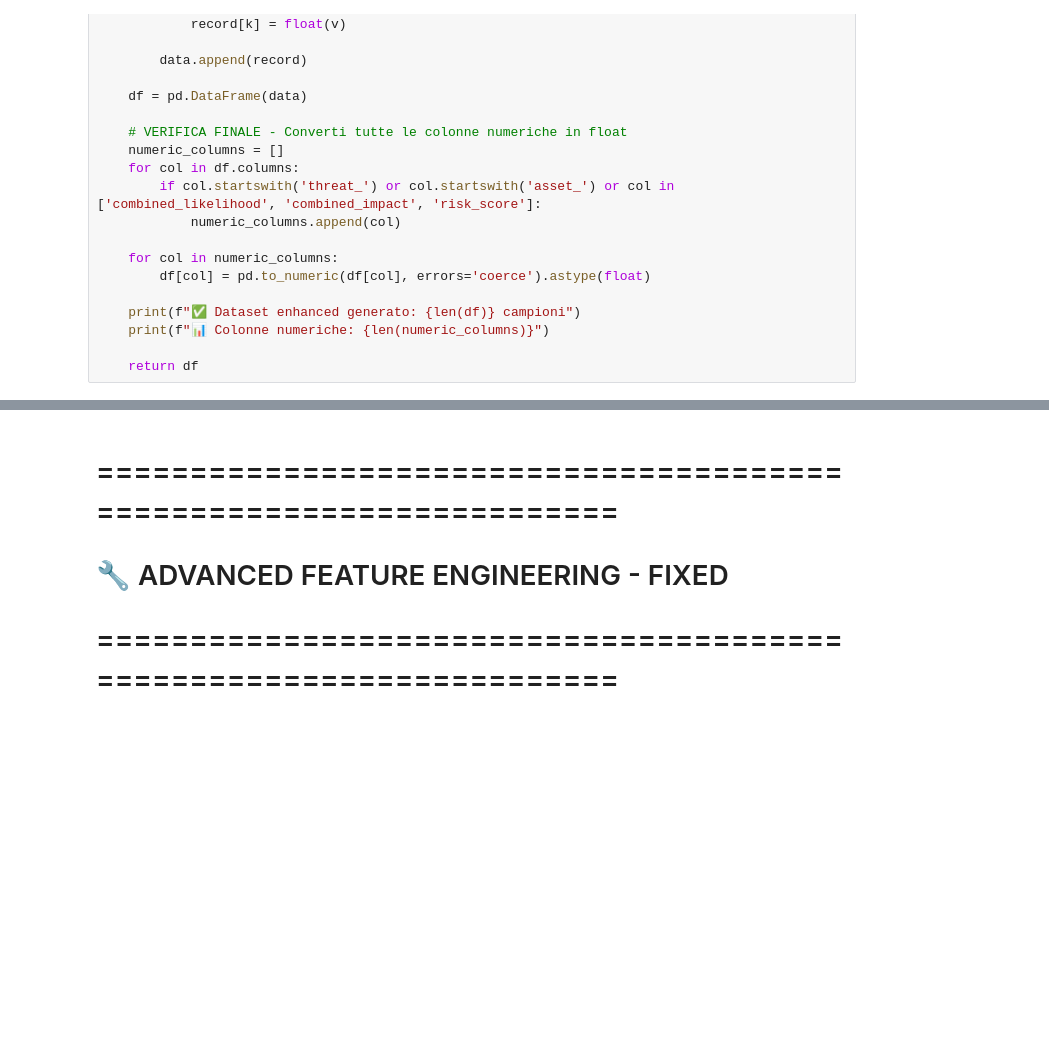
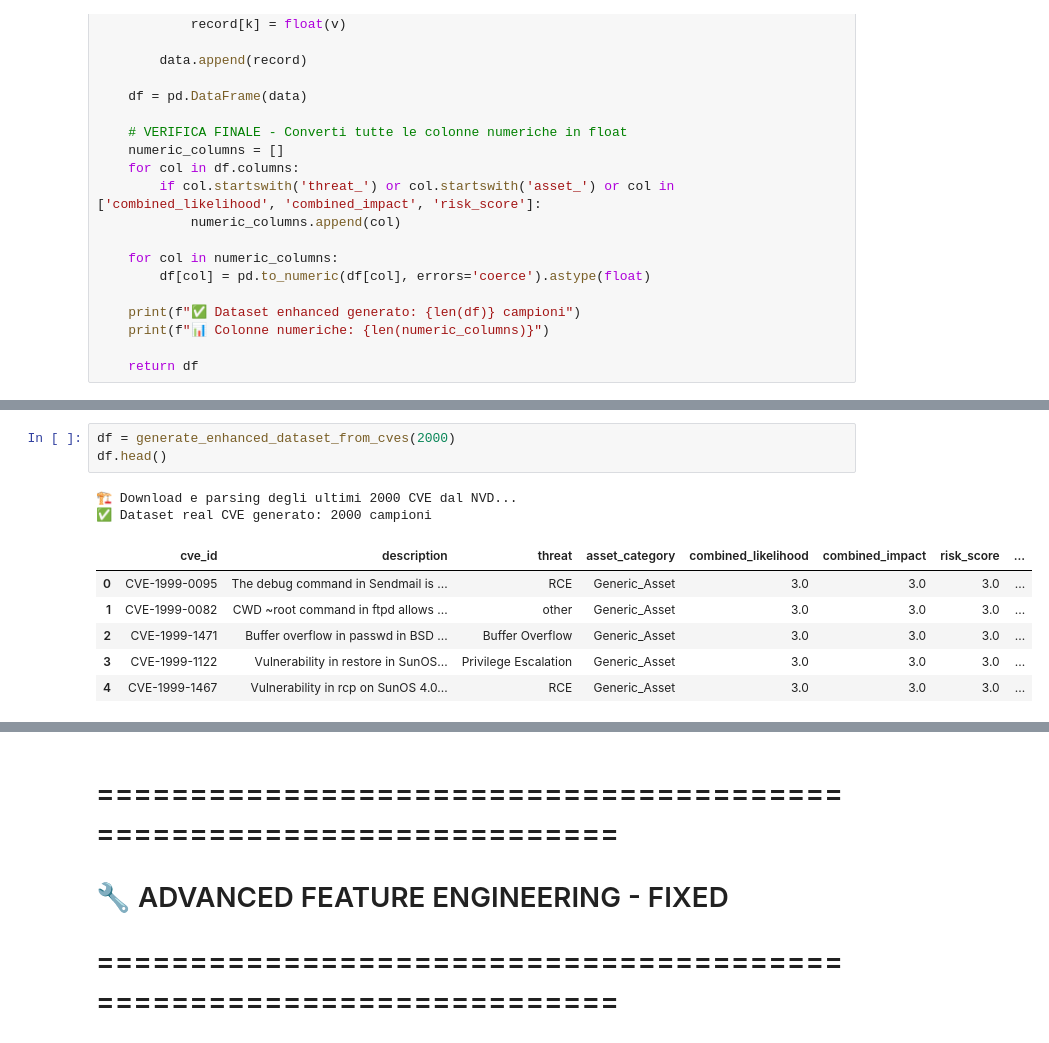
Before and after one commit to 1948023/AI_Risk_Tool, a Jupyter notebook: Enhanced_AI_Risk_Assessment_Tool.ipynb, the cells around one changed output, grey strips where cells are left out. Cells and saved outputs as stored; diff of their text form; blank space fills up the shorter version.

```diff
--- a/Enhanced_AI_Risk_Assessment_Tool.ipynb
+++ b/Enhanced_AI_Risk_Assessment_Tool.ipynb
@@ -369,0 +457,12 @@ def generate_enhanced_dataset(n_samples=20000):  # Ridotto per velocità
+# %%
+df = generate_enhanced_dataset_from_cves(2000)
+df.head()
+# %% [output]
+🏗️ Download e parsing degli ultimi 2000 CVE dal NVD...
+✅ Dataset real CVE generato: 2000 campioni
+|  | cve_id | description | threat | asset_category | combined_likelihood | combined_impact | risk_score | ... |
+| 0 | CVE-1999-0095 | The debug command in Sendmail is ... | RCE | Generic_Asset | 3.0 | 3.0 | 3.0 | ... |
+| 1 | CVE-1999-0082 | CWD ~root command in ftpd allows ... | other | Generic_Asset | 3.0 | 3.0 | 3.0 | ... |
+| 2 | CVE-1999-1471 | Buffer overflow in passwd in BSD ... | Buffer Overflow | Generic_Asset | 3.0 | 3.0 | 3.0 | ... |
+| 3 | CVE-1999-1122 | Vulnerability in restore in SunOS... | Privilege Escalation | Generic_Asset | 3.0 | 3.0 | 3.0 | ... |
+| 4 | CVE-1999-1467 | Vulnerability in rcp on SunOS 4.0... | RCE | Generic_Asset | 3.0 | 3.0 | 3.0 | ... |
```
Also changed, not shown: parts of 6 cells of this notebook.
